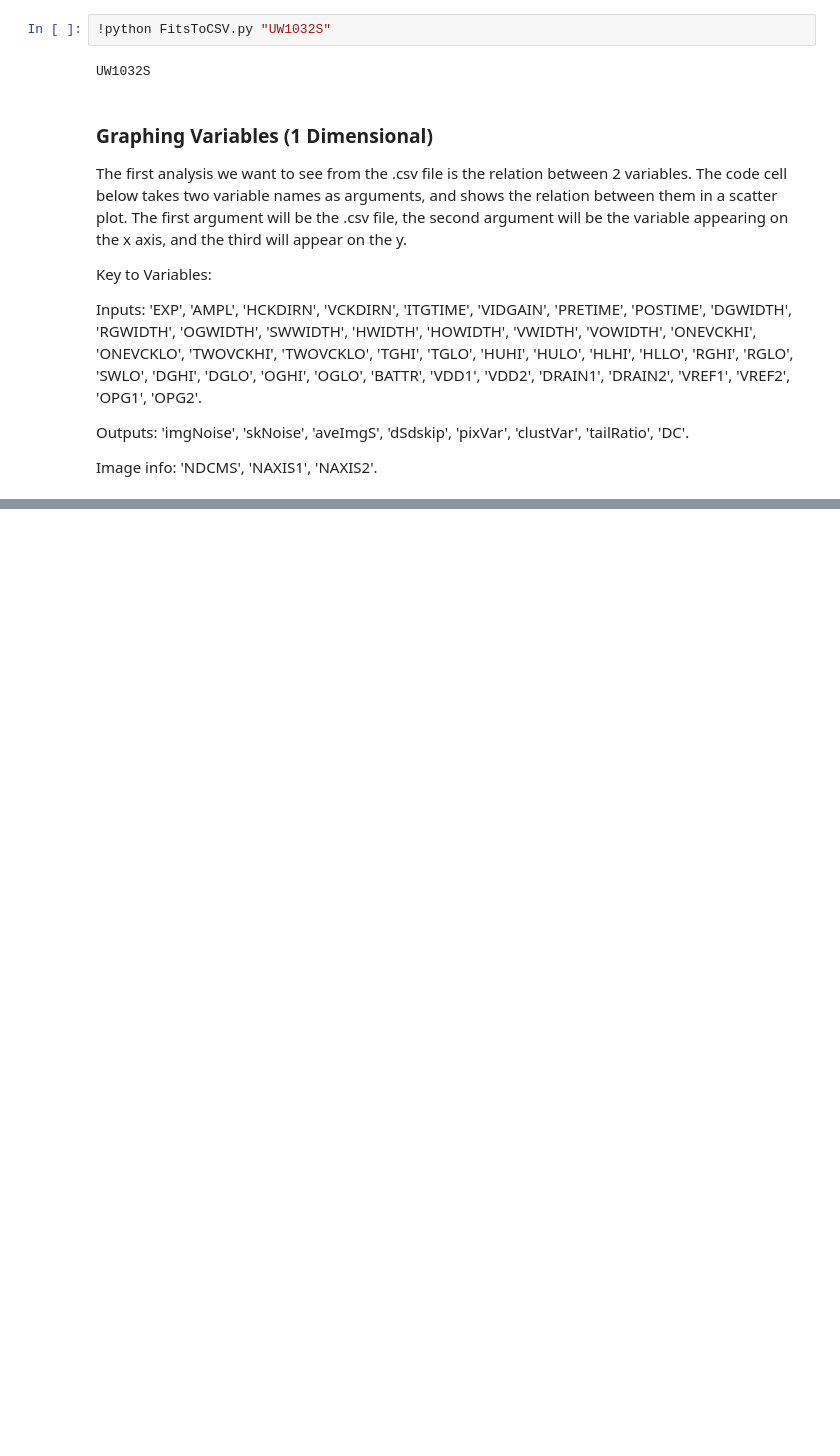
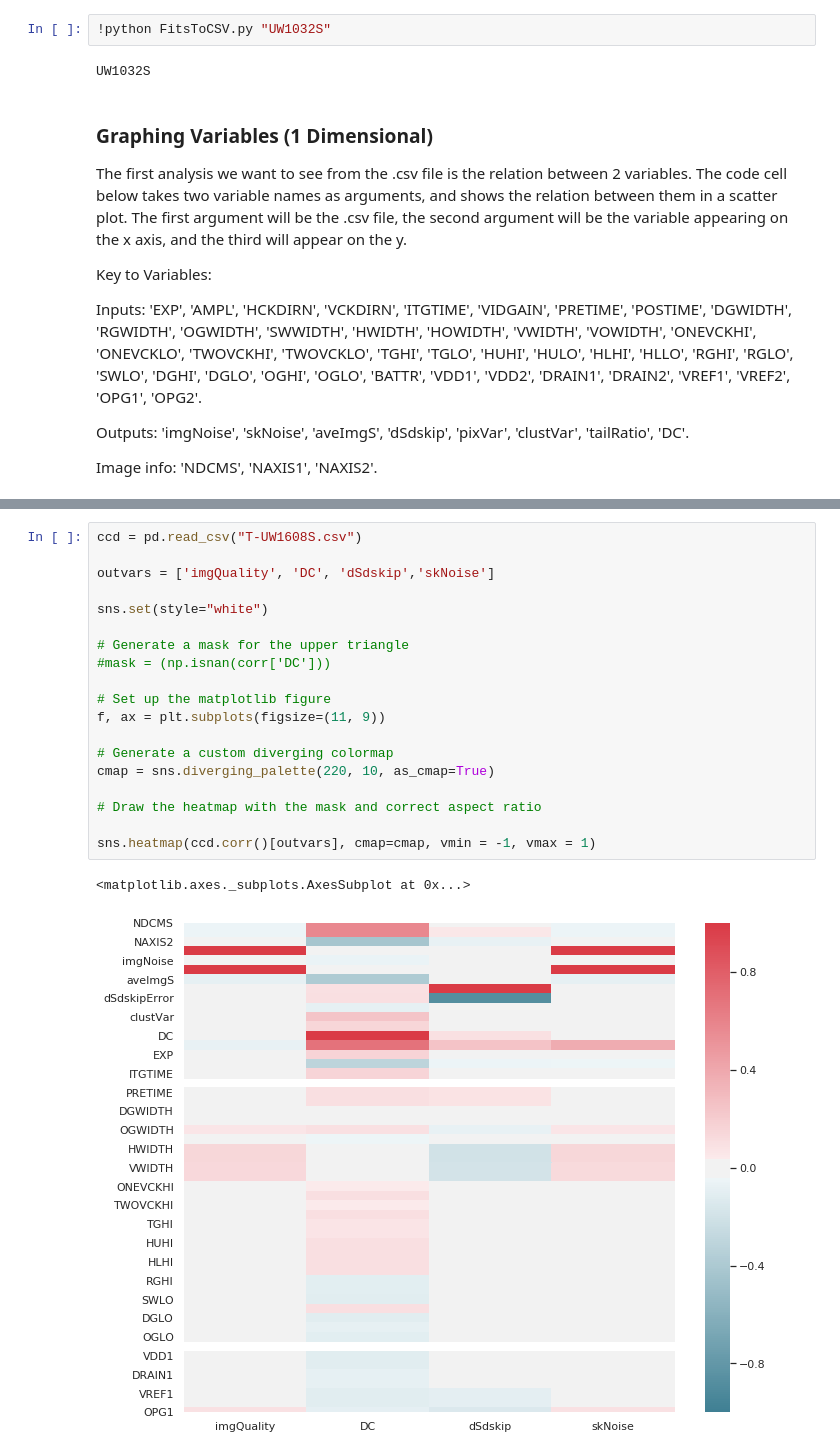
Before and after one commit to SamuelDAmbrosia/CCD-Optimization-Using-Machine-Learning, a Jupyter notebook: Machine-Learning-Optimitzation-Development-Doc.ipynb, the cells around one changed output, grey strips where cells are left out. Saved outputs shown, nothing was run; the diff lists cells and outputs as text; blank space fills up the shorter version.

```diff
--- a/Machine-Learning-Optimitzation-Development-Doc.ipynb
+++ b/Machine-Learning-Optimitzation-Development-Doc.ipynb
@@ -75,0 +65,22 @@ Name: imgQuality, dtype: float64
+# %%
+ccd = pd.read_csv("T-UW1608S.csv")
+
+outvars = ['imgQuality', 'DC', 'dSdskip','skNoise']
+
+sns.set(style="white")
+
+# Generate a mask for the upper triangle
+#mask = (np.isnan(corr['DC']))
+
+# Set up the matplotlib figure
+f, ax = plt.subplots(figsize=(11, 9))
+
+# Generate a custom diverging colormap
+cmap = sns.diverging_palette(220, 10, as_cmap=True)
+
+# Draw the heatmap with the mask and correct aspect ratio
+
+sns.heatmap(ccd.corr()[outvars], cmap=cmap, vmin = -1, vmax = 1)
+# %% [output]
+<matplotlib.axes._subplots.AxesSubplot at 0x...>
+[figure, added]
```
Also changed, not shown: parts of 7 cells of this notebook.
